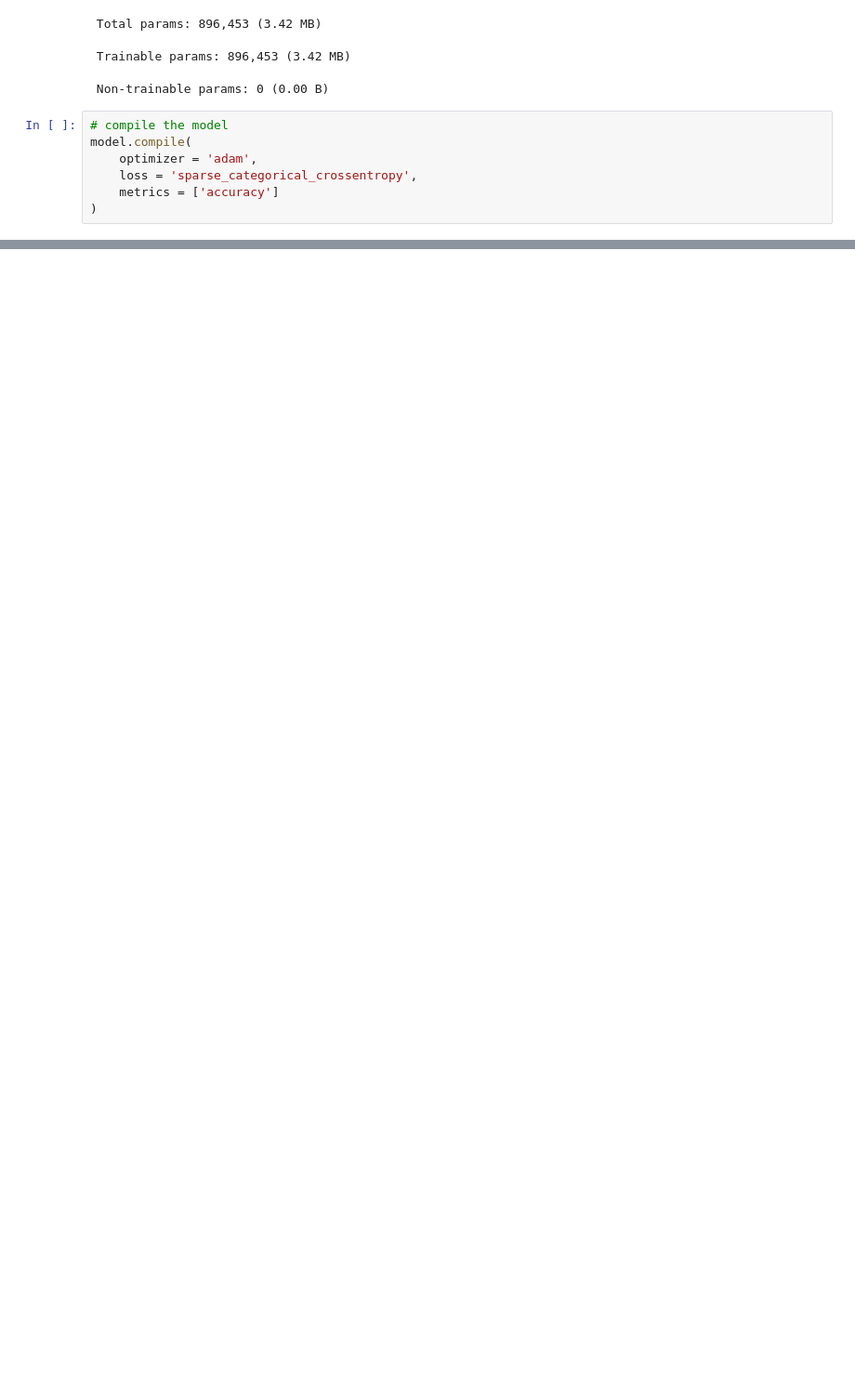
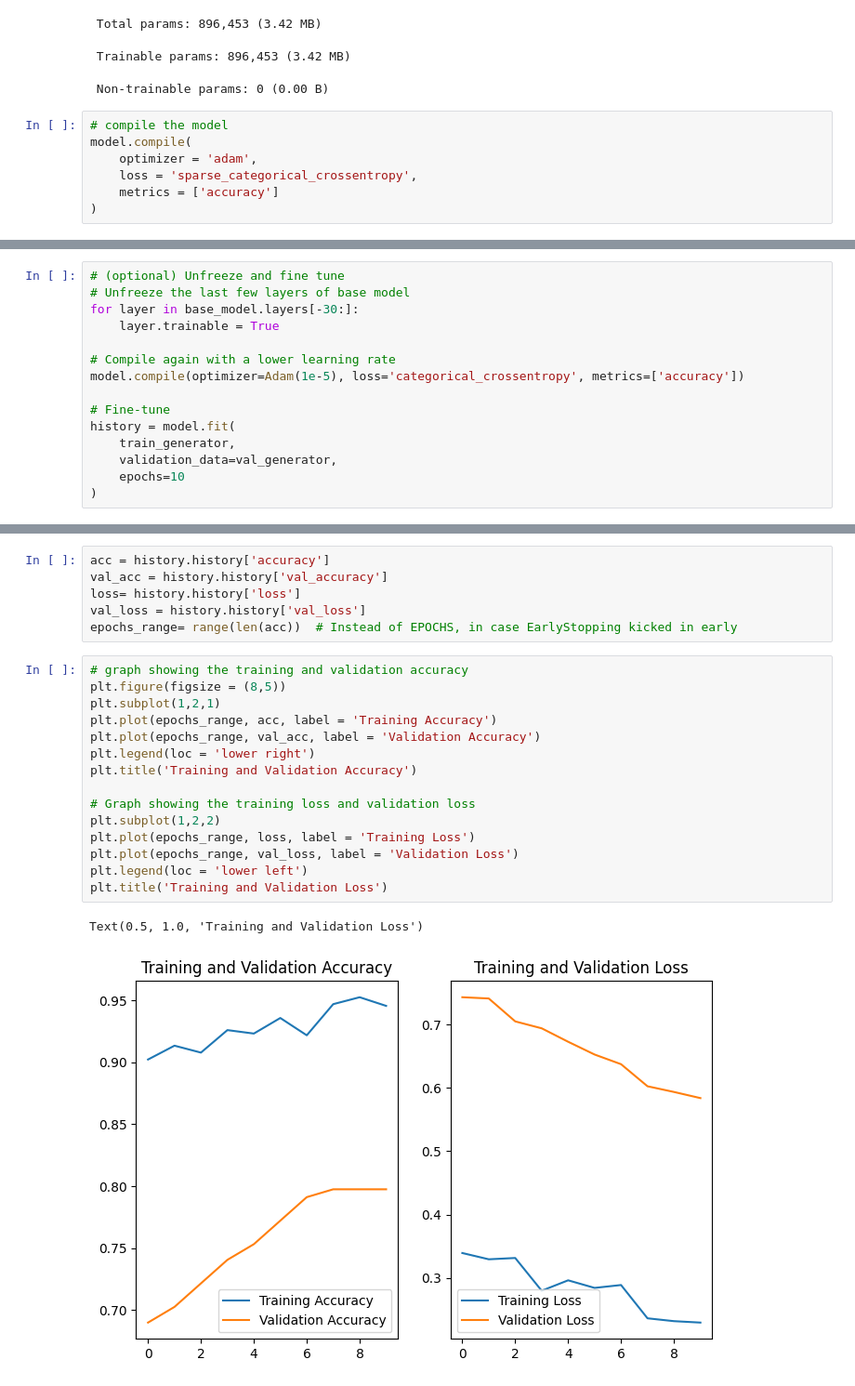
Before and after one commit to danlumumba/Mood-Detector-With-TensorFlow, a Jupyter notebook: main.ipynb, the cells around one changed output, grey strips where cells are left out. Shown at 93% size. Saved outputs shown, nothing was run; the diff lists cells and outputs as text; blank space fills up the shorter version.

```diff
--- a/main.ipynb
+++ b/main.ipynb
@@ -189,0 +344,15 @@ scores = model.evaluate(val_ds)
+# %%
+# (optional) Unfreeze and fine tune
+# Unfreeze the last few layers of base model
+for layer in base_model.layers[-30:]:
+    layer.trainable = True
+
+# Compile again with a lower learning rate
+model.compile(optimizer=Adam(1e-5), loss='categorical_crossentropy', metrics=['accuracy'])
+
+# Fine-tune
+history = model.fit(
+    train_generator,
+    validation_data=val_generator,
+    epochs=10
+)
@@ -189,0 +386,24 @@ scores = model.evaluate(val_ds)
+# %%
+acc = history.history['accuracy']
+val_acc = history.history['val_accuracy']
+loss= history.history['loss']
+val_loss = history.history['val_loss']
+epochs_range= range(len(acc))  # Instead of EPOCHS, in case EarlyStopping kicked in early
+# %%
+# graph showing the training and validation accuracy
+plt.figure(figsize = (8,5))
+plt.subplot(1,2,1)
+plt.plot(epochs_range, acc, label = 'Training Accuracy')
+plt.plot(epochs_range, val_acc, label = 'Validation Accuracy')
+plt.legend(loc = 'lower right')
+plt.title('Training and Validation Accuracy')
+
+# Graph showing the training loss and validation loss
+plt.subplot(1,2,2)
+plt.plot(epochs_range, loss, label = 'Training Loss')
+plt.plot(epochs_range, val_loss, label = 'Validation Loss')
+plt.legend(loc = 'lower left')
+plt.title('Training and Validation Loss')
+# %% [output]
+Text(0.5, 1.0, 'Training and Validation Loss')
+[figure, added]
```
Also changed, not shown: parts of 20 cells of this notebook, 1 other file.
